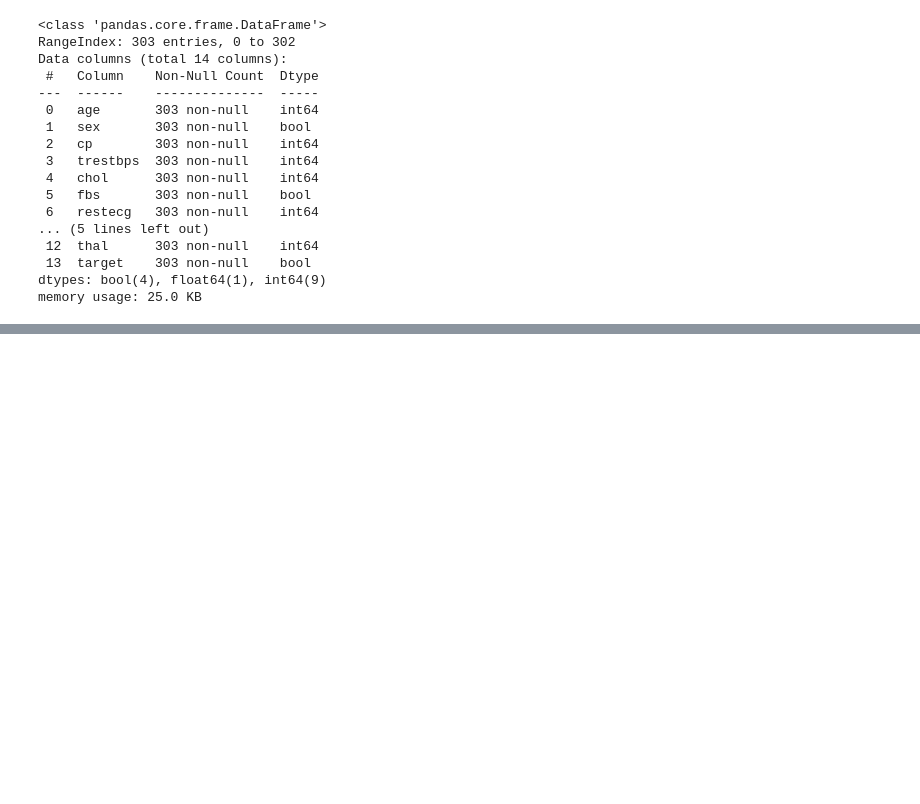
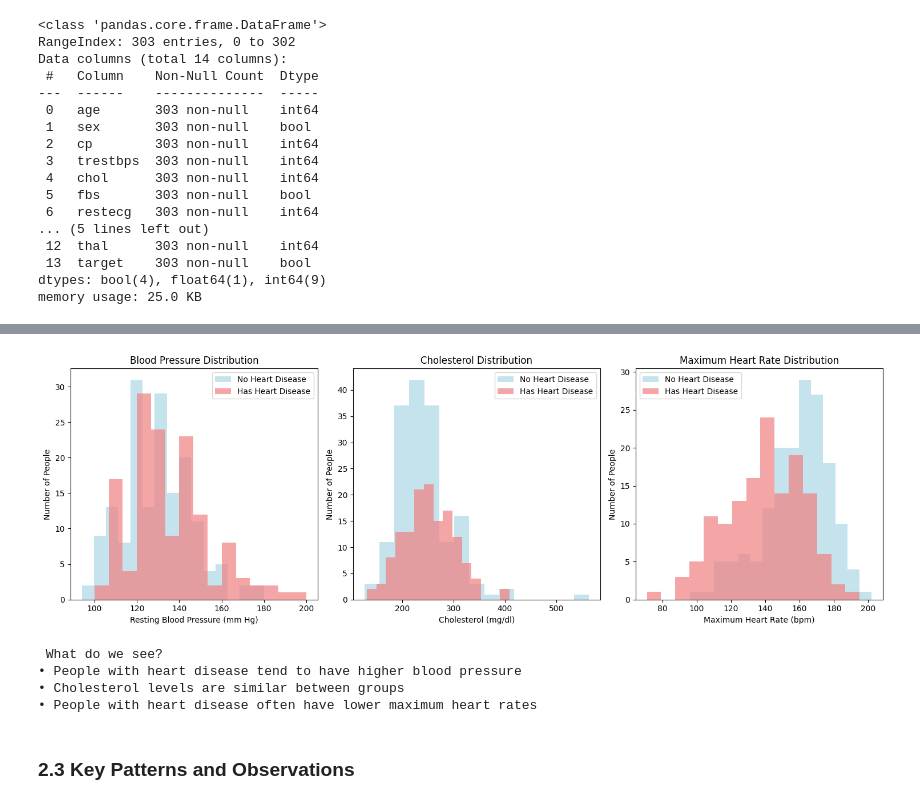
Before and after one commit to ai-abanoubmichel/GTC-Heart-Disease-Risk-Prediction, a Jupyter notebook: GTC_Final_Project_Heart_Disease_Prediction.ipynb, the cells around one changed output, grey strips where cells are left out. Drawn from its saved outputs; the diff is of its cells as text; code cells hidden in the pictures; blank space fills up the shorter version.

```diff
--- a/GTC_Final_Project_Heart_Disease_Prediction.ipynb
+++ b/GTC_Final_Project_Heart_Disease_Prediction.ipynb
@@ -233,0 +353,46 @@ heart_disease_df[['trestbps', 'chol', 'thalach']] = scaler.fit_transform(heart_d
+# %%
+# Let's look at blood pressure and cholesterol - two important risk factors
+plt.figure(figsize=(15, 5))
+
+# Blood pressure comparison
+plt.subplot(1, 3, 1)
+plt.hist(heart_disease_df[heart_disease_df['target']==0]['trestbps'], alpha=0.7, label='No Heart Disease', bins=15, color='lightblue')
+plt.hist(heart_disease_df[heart_disease_df['target']==1]['trestbps'], alpha=0.7, label='Has Heart Disease', bins=15, color='lightcoral')
+plt.title('Blood Pressure Distribution')
+plt.xlabel('Resting Blood Pressure (mm Hg)')
+plt.ylabel('Number of People')
+plt.legend()
+
+# Cholesterol comparison
+plt.subplot(1, 3, 2)
+plt.hist(heart_disease_df[heart_disease_df['target']==0]['chol'], alpha=0.7, label='No Heart Disease', bins=15, color='lightblue')
+plt.hist(heart_disease_df[heart_disease_df['target']==1]['chol'], alpha=0.7, label='Has Heart Disease', bins=15, color='lightcoral')
+plt.title('Cholesterol Distribution')
+plt.xlabel('Cholesterol (mg/dl)')
+plt.ylabel('Number of People')
+plt.legend()
+
+# Maximum heart rate comparison
+plt.subplot(1, 3, 3)
+plt.hist(heart_disease_df[heart_disease_df['target']==0]['thalach'], alpha=0.7, label='No Heart Disease', bins=15, color='lightblue')
+plt.hist(heart_disease_df[heart_disease_df['target']==1]['thalach'], alpha=0.7, label='Has Heart Disease', bins=15, color='lightcoral')
+plt.title('Maximum Heart Rate Distribution')
+plt.xlabel('Maximum Heart Rate (bpm)')
+plt.ylabel('Number of People')
+plt.legend()
+
+plt.tight_layout()
+plt.show()
+
+print(" What do we see?")
+print("• People with heart disease tend to have higher blood pressure")
+print("• Cholesterol levels are similar between groups")
+print("• People with heart disease often have lower maximum heart rates")
+# %% [output]
+[figure, added]
+ What do we see?
+• People with heart disease tend to have higher blood pressure
+• Cholesterol levels are similar between groups
+• People with heart disease often have lower maximum heart rates
+# %% [markdown]
+### 2.3 Key Patterns and Observations
```
Also changed, not shown: parts of 16 cells of this notebook.
